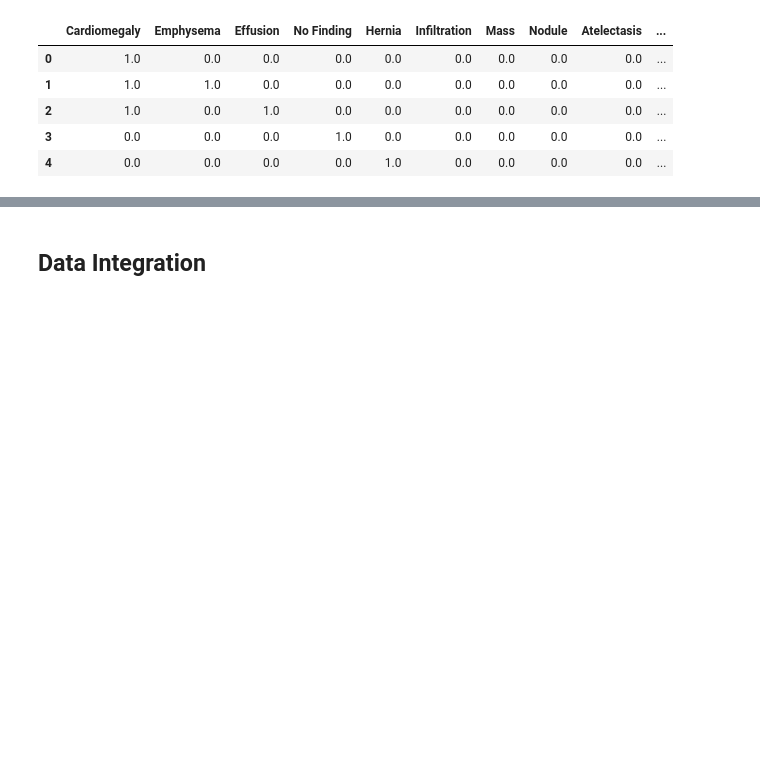
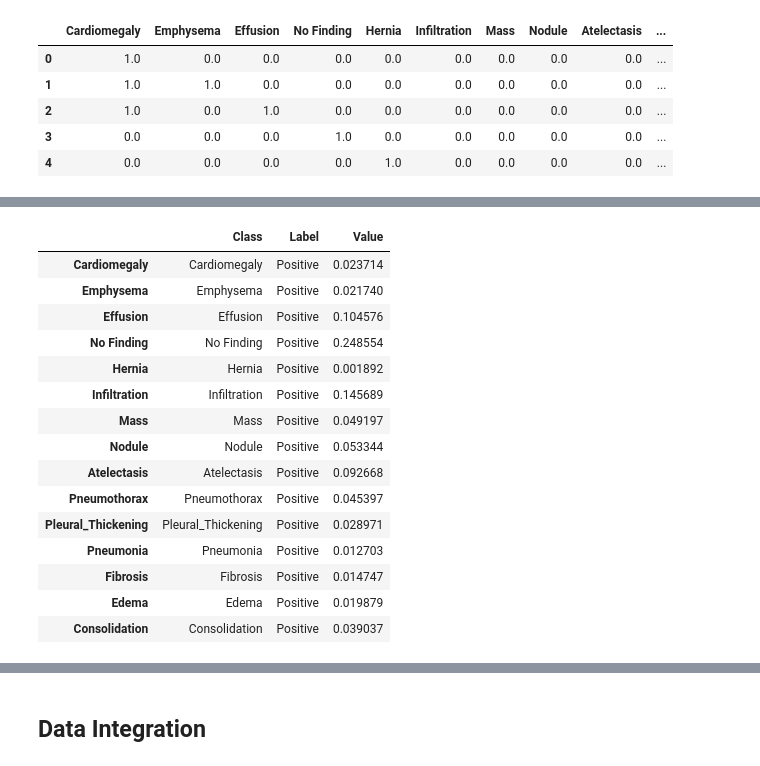
Before and after one commit to rachelwoodside/csci4155-chest-xray-model, a Jupyter notebook: preprocessing.ipynb, the cells around one changed output, grey strips where cells are left out. Drawn from its saved outputs; the diff is of its cells as text; code cells hidden in the pictures; blank space fills up the shorter version.

```diff
--- a/preprocessing.ipynb
+++ b/preprocessing.ipynb
@@ -94,3 +122,6 @@ oneHotEncodings.head()
 | 2 | 1.0 | 0.0 | 1.0 | 0.0 | 0.0 | 0.0 | 0.0 | 0.0 | 0.0 | ... |
 | 3 | 0.0 | 0.0 | 0.0 | 1.0 | 0.0 | 0.0 | 0.0 | 0.0 | 0.0 | ... |
 | 4 | 0.0 | 0.0 | 0.0 | 0.0 | 1.0 | 0.0 | 0.0 | 0.0 | 0.0 | ... |
+# %%
+dataEntry = pd.concat([dataEntry, oneHotEncodings], axis=1)
+dataEntry.head()
@@ -96,0 +136,4 @@ oneHotEncodings.head()
+# %%
+# Generate train and test sets
+dataEntry_train, dataEntry_test = train_test_split(dataEntry, test_size=0.3, random_state=101)
+print("Size of training set:", len(dataEntry_train), " - testing set: ", len(dataEntry_test))
@@ -96,0 +288,21 @@ oneHotEncodings.head()
+# %%
+pos_contribution_data = pd.DataFrame({"Class": labels, "Label": "Positive", "Value": pos_contribution})
+pos_contribution
+pos_contribution_data
+# %% [output]
+|  | Class | Label | Value |
+| Cardiomegaly | Cardiomegaly | Positive | 0.023714 |
+| Emphysema | Emphysema | Positive | 0.021740 |
+| Effusion | Effusion | Positive | 0.104576 |
+| No Finding | No Finding | Positive | 0.248554 |
+| Hernia | Hernia | Positive | 0.001892 |
+| Infiltration | Infiltration | Positive | 0.145689 |
+| Mass | Mass | Positive | 0.049197 |
+| Nodule | Nodule | Positive | 0.053344 |
+| Atelectasis | Atelectasis | Positive | 0.092668 |
+| Pneumothorax | Pneumothorax | Positive | 0.045397 |
+| Pleural_Thickening | Pleural_Thickening | Positive | 0.028971 |
+| Pneumonia | Pneumonia | Positive | 0.012703 |
+| Fibrosis | Fibrosis | Positive | 0.014747 |
+| Edema | Edema | Positive | 0.019879 |
+| Consolidation | Consolidation | Positive | 0.039037 |
```
Also changed, not shown: parts of 47 cells of this notebook, 1 other file.
